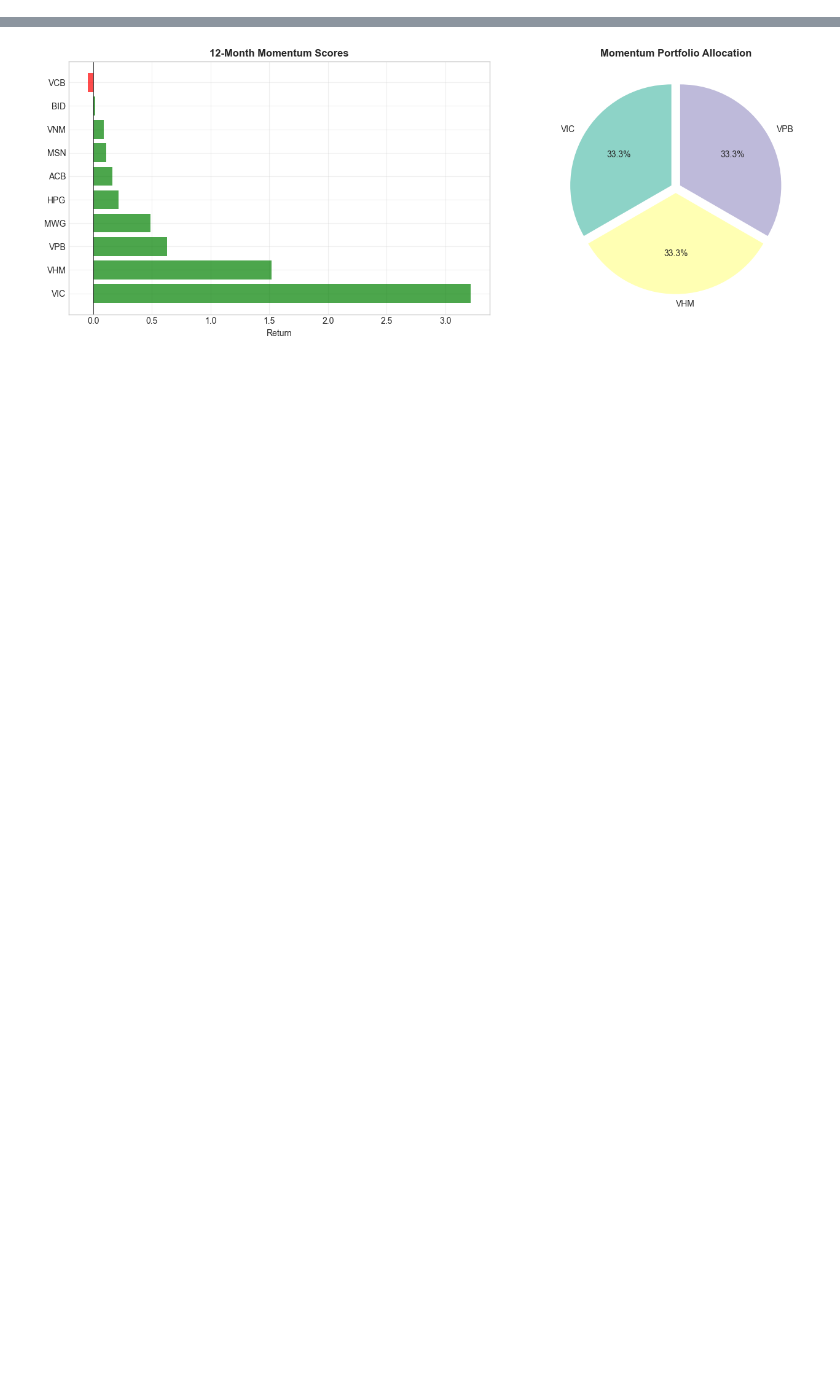
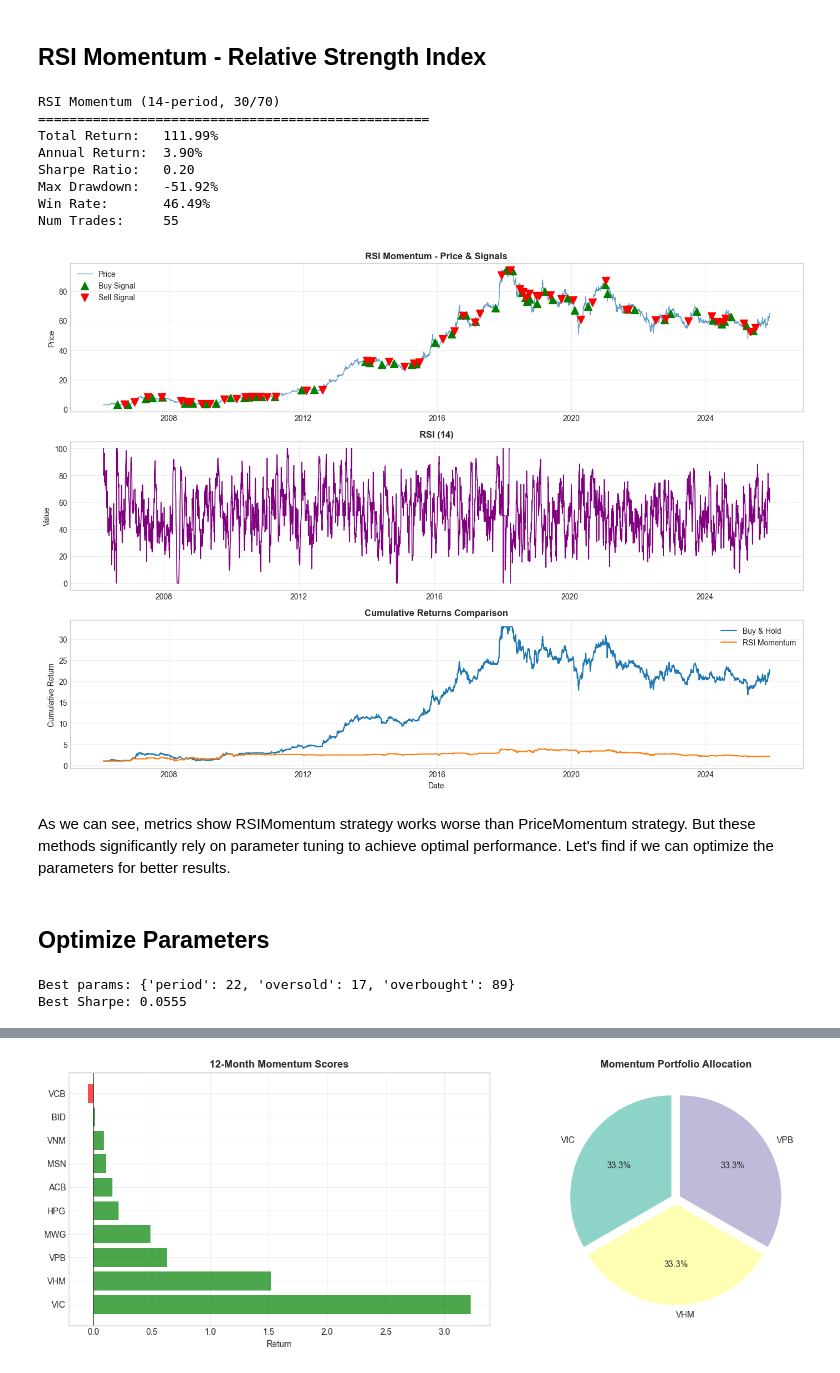
Before and after one commit to NgokNgo/computational-finance, a Jupyter notebook: notebooks/01BasicStrategies.ipynb, the cells around one changed output, grey strips where cells are left out. Cells and saved outputs as stored; diff of their text form; code cells hidden in the pictures; blank space fills up the shorter version.

```diff
--- a/notebooks/01BasicStrategies.ipynb
+++ b/notebooks/01BasicStrategies.ipynb
@@ -765,0 +193,27 @@ Top N: 3 stocks
+# %%
+# Option 1: Load with Qlib (if available) - RECOMMENDED
+USE_QLIB = False
+
+if USE_QLIB:
+    try:
+        from utils.data_loader import load_data_with_qlib
+        symbols = ['VNM', 'VCB', 'VIC', 'VHM', 'HPG', 'MWG', 'VPB', 'MSN', 'ACB', 'BID']
+        all_data = load_data_with_qlib(
+            symbols=symbols,
+            start_date='2020-01-01',
+            end_date='2024-12-31',
+            csv_dir='data/historical'
+        )
+    except:
+        USE_QLIB = False
+
+# Option 2: Load from CSV and preprocess manually
+if not USE_QLIB:
+    all_data = load_all_historical('data/historical', preprocess=True)
+
+# Check data quality
+for symbol, df in all_data.items():
+    report = check_data_quality(df, symbol)
+    print_data_quality_report(report)
+
+print(f"\nLoaded historical data for {len(all_data)} symbols: {list(all_data.keys())}")
@@ -765,0 +274,49 @@ Top N: 3 stocks
+# %% [markdown]
+## RSI Momentum - Relative Strength Index
+# %%
+# ========== DEMO 2: RSI MOMENTUM ==========
+
+strategy_2 = RSIMomentum(period=14, oversold=30, overbought=70)
+result_2 = strategy_2.generate_signals(df)
+backtest_2 = backtest_strategy(df, strategy_2)
+
+print_backtest_results(backtest_2, "RSI Momentum (14-period, 30/70)")
+plot_strategy_analysis(df, result_2, backtest_2, "RSI Momentum", indicator_col='rsi', indicator_name='RSI (14)')
+# %% [output]
+RSI Momentum (14-period, 30/70)
+==================================================
+Total Return:   111.99%
+Annual Return:  3.90%
+Sharpe Ratio:   0.20
+Max Drawdown:   -51.92%
+Win Rate:       46.49%
+Num Trades:     55
+[figure, added]
+# %% [markdown]
+As we can see, metrics show RSIMomentum strategy works worse than PriceMomentum strategy. But these methods significantly rely on parameter tuning to achieve optimal performance.
+Let's find if we can optimize the parameters for better results.
+# %% [markdown]
+## Optimize Parameters
+# %%
+import optuna
+
+optuna.logging.set_verbosity(optuna.logging.WARNING)
+
+def objective(trial):
+    p = trial.suggest_int("period", 5, 30)
+    os = trial.suggest_int("oversold", 10, 40)
+    ob = trial.suggest_int("overbought", 60, 90)
+
+    strategy = RSIMomentum(period=p, oversold=os, overbought=ob)
+    result = strategy.calculate_returns(df)
+    sharpe = result['strategy_return'].mean() / result['strategy_return'].std()
+
+    return sharpe
+
+study = optuna.create_study(direction="maximize")
+study.optimize(objective, n_trials=200, show_progress_bar=True)
+
+print(f"Best params: {study.best_params}")
+# %% [output]
+Best params: {'period': 22, 'oversold': 17, 'overbought': 89}
+Best Sharpe: 0.0555
```
Also changed, not shown: parts of 53 cells of this notebook, 15 other files.
